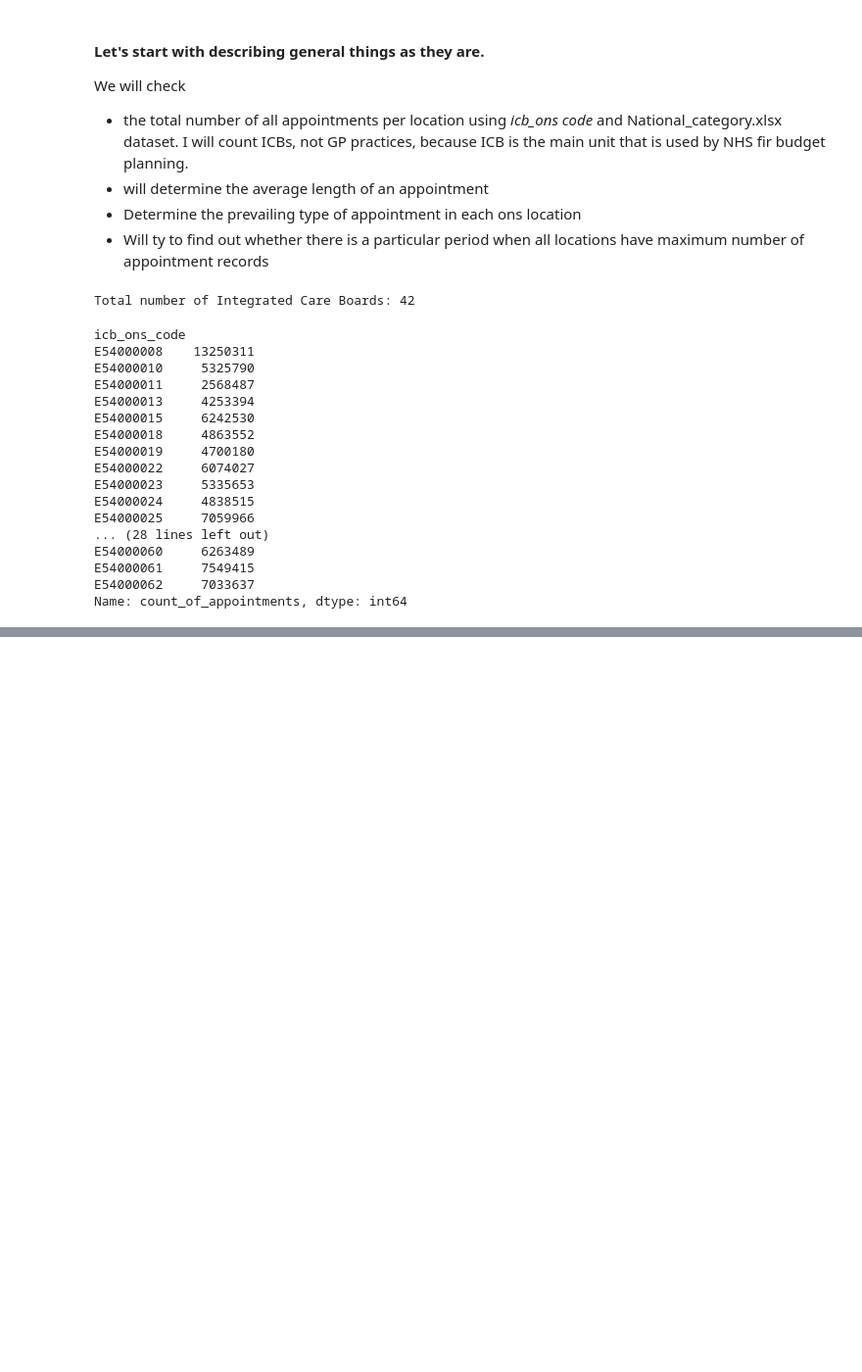
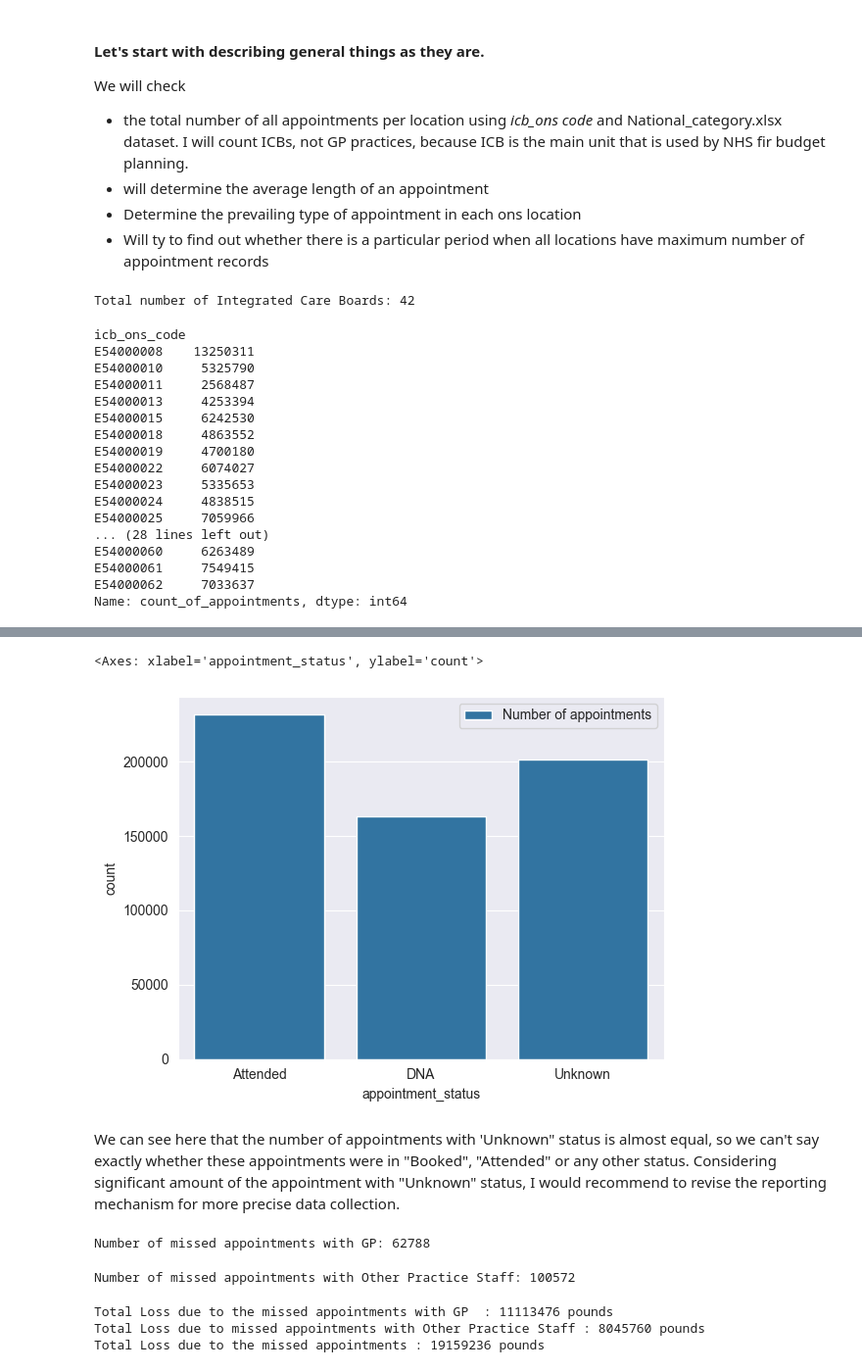
Before and after one commit to DimaBrikach/NHS_Assignment, a Jupyter notebook: Dzmitry_Brykach_DA201_Assignment.ipynb, the cells around one changed output, grey strips where cells are left out. Shown: that part at 98% size. Drawn from its saved outputs; the diff is of its cells as text; code cells hidden in the pictures; blank space fills up the shorter version.

```diff
--- a/Dzmitry_Brykach_DA201_Assignment.ipynb
+++ b/Dzmitry_Brykach_DA201_Assignment.ipynb
@@ -200 +200,38 @@ plt.ylabel = 'ICB Code'
 Also, we will calculate the loss. According to HNS Fourth Valley, the cost of a missed appointment varies from £177 for GP appointment to £97 for nurse-led and £63 for Other Practice Staff respectively. Since we don't have detailed description, we will combine Other Practice Staff and Unknown together and use mean value of (97+63)/2 = £80.
+# %%
+# let's check the overall picture of the appointment statuses
+sns.countplot(x=appts_regional['appointment_status'], data=appts_regional)
+# %% [output]
+<Axes: xlabel='appointment_status', ylabel='count'>
+[figure, added]
+# %% [markdown]
+We can see here that the number of appointments with 'Unknown" status is almost equal, so we can't say exactly whether these appointments were in "Booked", "Attended" or any other status.
+Considering significant amount of the appointment with "Unknown" status, I would recommend to revise the reporting mechanism for more precise data collection.
+# %%
+#count the number of missed GP appointments
+missed_gp_appts = ((appts_regional['appointment_status'] == 'DNA') & (appts_regional['hcp_type']=='GP')).sum()
+print(f"Number of missed appointments with GP: {missed_gp_appts}")
+# %% [output]
+Number of missed appointments with GP: 62788
+# %%
+#calculating missed appointments for other medical staff, including 'Unknown'
+other_missed_appts = ((appts_regional['appointment_status'] == 'DNA') & ((appts_regional['hcp_type'] == 'Other Practice staff') |(appts_regional['hcp_type'] == 'Unknown'))).sum()
+print(f"Number of missed appointments with Other Practice Staff: {other_missed_appts}")
+# %% [output]
+Number of missed appointments with Other Practice Staff: 100572
+# %%
+#let's calculate the losses due to the missed appointments.
+
+#let's set costs as constants
+MISSED_GP_COST = 177
+OTHER_MISSED_APPT = 80
+GP_total_loss = missed_gp_appts*MISSED_GP_COST
+Other_total_loss = other_missed_appts*OTHER_MISSED_APPT
+total_loss = GP_total_loss + Other_total_loss
+print(f'Total Loss due to the missed appointments with GP  : {GP_total_loss} pounds')
+print(f'Total Loss due to missed appointments with Other Practice Staff : {Other_total_loss} pounds')
+print(f'Total Loss due to the missed appointments : {total_loss} pounds')
+# %% [output]
+Total Loss due to the missed appointments with GP  : 11113476 pounds
+Total Loss due to missed appointments with Other Practice Staff : 8045760 pounds
+Total Loss due to the missed appointments : 19159236 pounds
```
Also changed, not shown: parts of 2 cells of this notebook.
